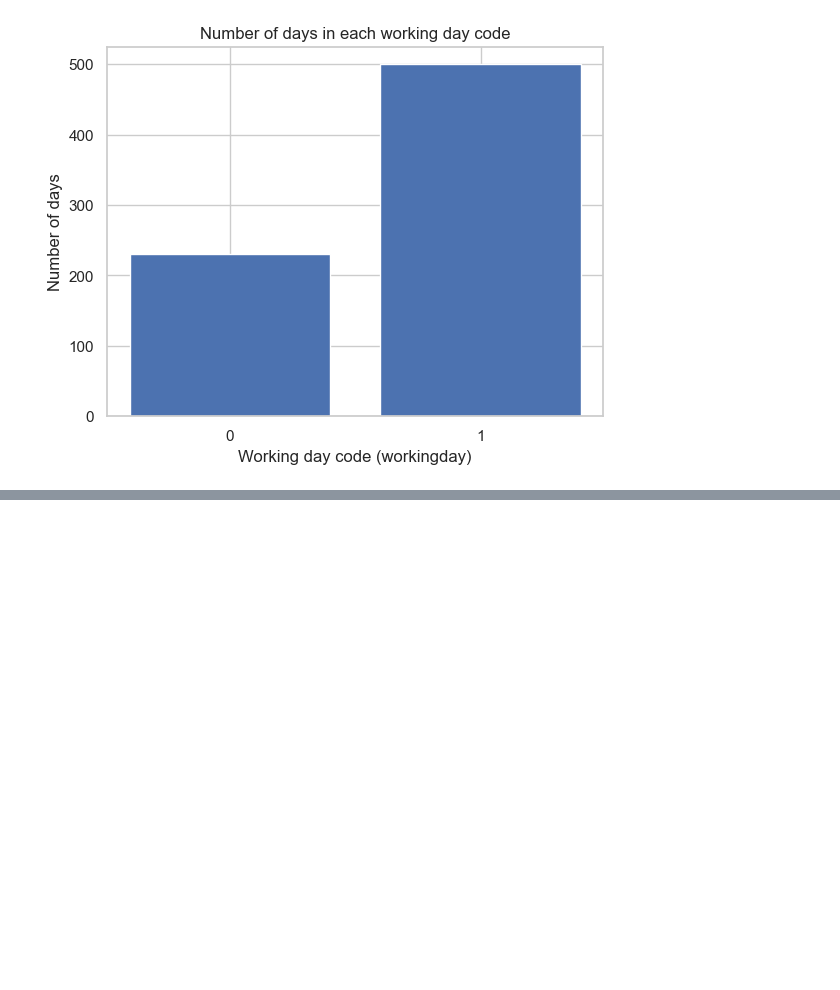
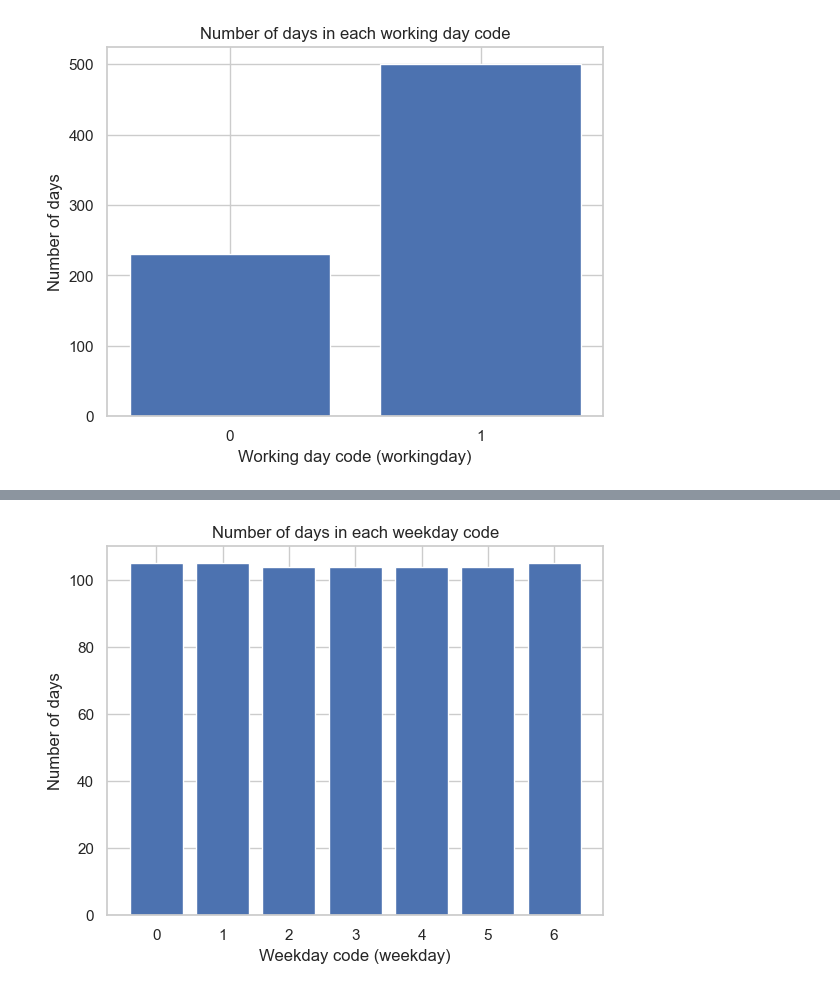
Before and after one commit to husnaaydn/bike-sharing-eda-project, a Jupyter notebook: bike_sharing_project.ipynb, the cells around one changed output, grey strips where cells are left out. Saved outputs shown, nothing was run; the diff lists cells and outputs as text; code cells hidden in the pictures; blank space fills up the shorter version.

```diff
--- a/bike_sharing_project.ipynb
+++ b/bike_sharing_project.ipynb
@@ -306,0 +341,10 @@ plt.show()
+# %%
+counts = df["weekday"].value_counts().sort_index()
+fig, ax = plt.subplots()
+ax.bar(counts.index.astype(str), counts.values)
+ax.set_xlabel("Weekday code (weekday)")
+ax.set_ylabel("Number of days")
+ax.set_title("Number of days in each weekday code")
+plt.show()
+# %% [output]
+[figure, added]
```
Also changed, not shown: parts of 21 cells of this notebook.
